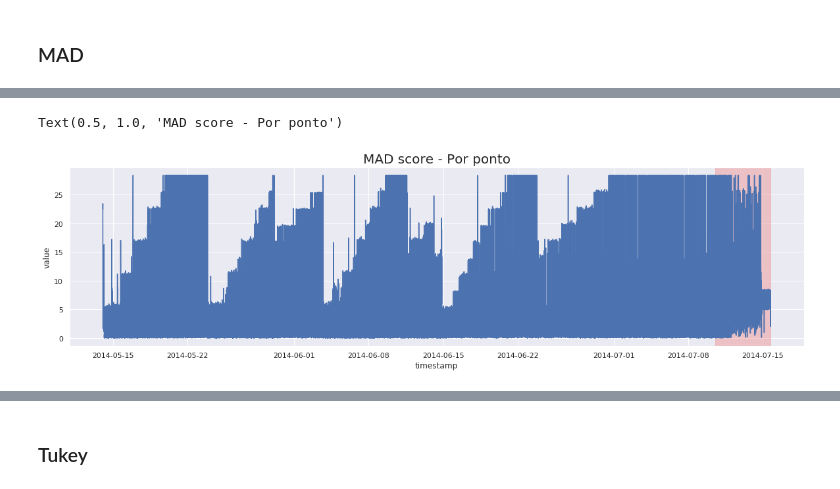
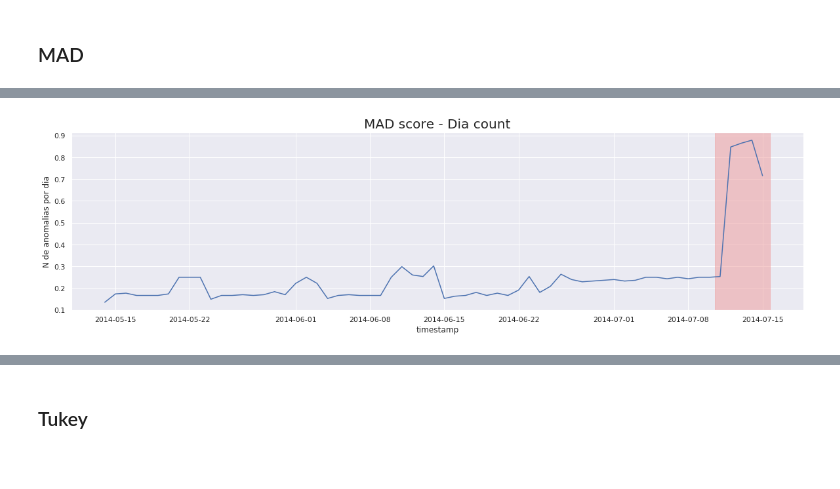
Before and after one commit to Fillipedem/Comparacao-algoritmos-de-deteccao-de-anomalias, a Jupyter notebook: 2 - Cpu Utilization Asg Misconfiguration.ipynb, the cells around one changed output, grey strips where cells are left out. Saved outputs shown, nothing was run; the diff lists cells and outputs as text; code cells hidden in the pictures.

```diff
--- a/2 - Cpu Utilization Asg Misconfiguration.ipynb
+++ b/2 - Cpu Utilization Asg Misconfiguration.ipynb
@@ -82,12 +96,11 @@ hour_mean.plot(figsize=(20, 5))
 # %% [markdown]
 ### MAD
 # %%
-df = df_raw
+df = df_raw['value']
 # %%
 mad = MAD()
-mad.fit(df['value'])
-madscore = mad.decision_function(df['value'])
-madpredict = mad.predict(df['value'])
-madscore.head()
+mad.fit(df)
+madpredict = mad.predict(df)
+madpredict.head()
 # %% [output]
 timestamp
@@ -99,7 +112,11 @@ timestamp
 Name: value, dtype: float64
+# %%
+# score por dia
+mad_dayscore = madpredict.resample('D').count().dropna()/288
 # %%
-plot_anomalies(madscore, windows=labels)
-plt.title("MAD score - Por ponto",fontsize=20)
+plot_anomalies(mad_dayscore, windows=labels)
+
+plt.title("MAD score - Dia count",fontsize=20)
+plt.ylabel('N de anomalias por dia');
 # %% [output]
-Text(0.5, 1.0, 'MAD score - Por ponto')
-[figure, old version]
+[figure, new version]
```
Also changed, not shown: parts of 31 cells of this notebook, 4 other files.
